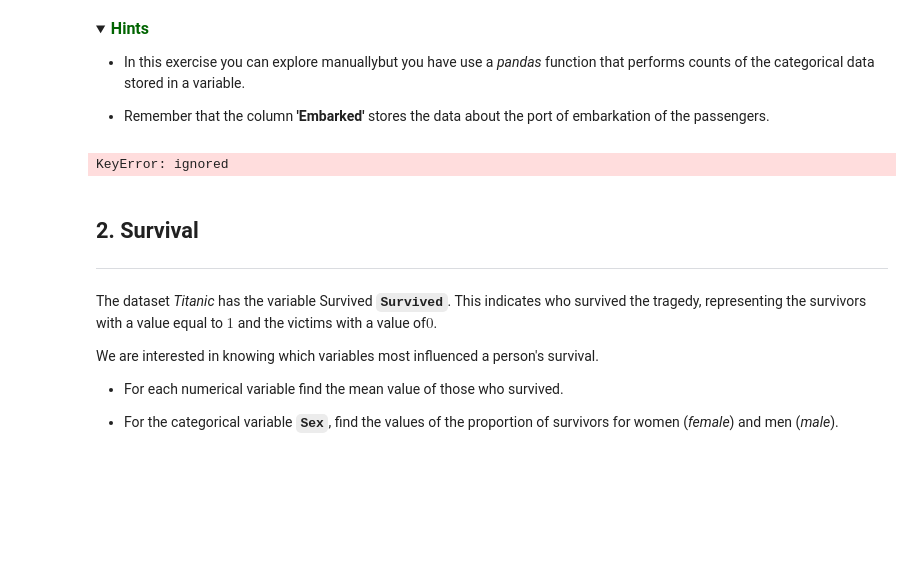
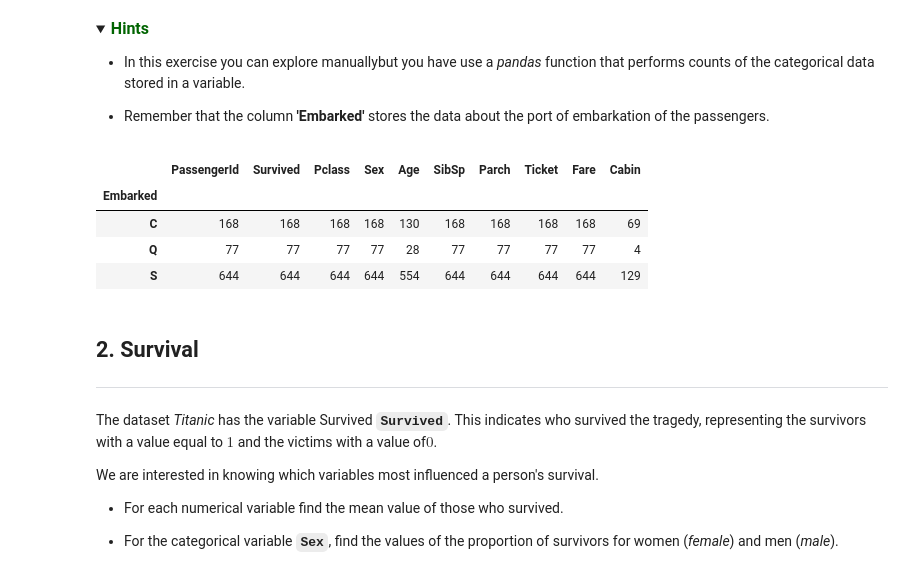
Before and after one commit to 95abbadon/metnumun2022II, a Jupyter notebook: Quiz2/miamartinezfe_Quiz2.ipynb, the cells around one changed output. Drawn from its saved outputs; the diff is of its cells as text; code cells hidden in the pictures; folded sections open; blank space fills up the shorter version.

```diff
--- a/Quiz2/miamartinezfe_Quiz2.ipynb
+++ b/Quiz2/miamartinezfe_Quiz2.ipynb
@@ -223,14 +223,19 @@ The answer must have 3 numerical values corresponding to the number of people wh
 # %%
 # GRADED VARIABLE: boarding_counts:
 
 
 
 ### Write your code here ###  (~ 1 line of code)
 boarding_counts = []
 
-titanic.value_counts(12)
+titanic.set_index(['Embarked','Name']).count(level="Embarked")
+boarding_counts = []
 # %% [output]
-KeyError: ignored
+|  | PassengerId | Survived | Pclass | Sex | Age | SibSp | Parch | Ticket | Fare | Cabin |
+| Embarked |  |  |  |  |  |  |  |  |  |  |
+| C | 168 | 168 | 168 | 168 | 130 | 168 | 168 | 168 | 168 | 69 |
+| Q | 77 | 77 | 77 | 77 | 28 | 77 | 77 | 77 | 77 | 4 |
+| S | 644 | 644 | 644 | 644 | 554 | 644 | 644 | 644 | 644 | 129 |
 # %% [markdown]
 ## **2.  Survival**
 ---
```
Also changed, not shown: parts of 6 cells of this notebook.
